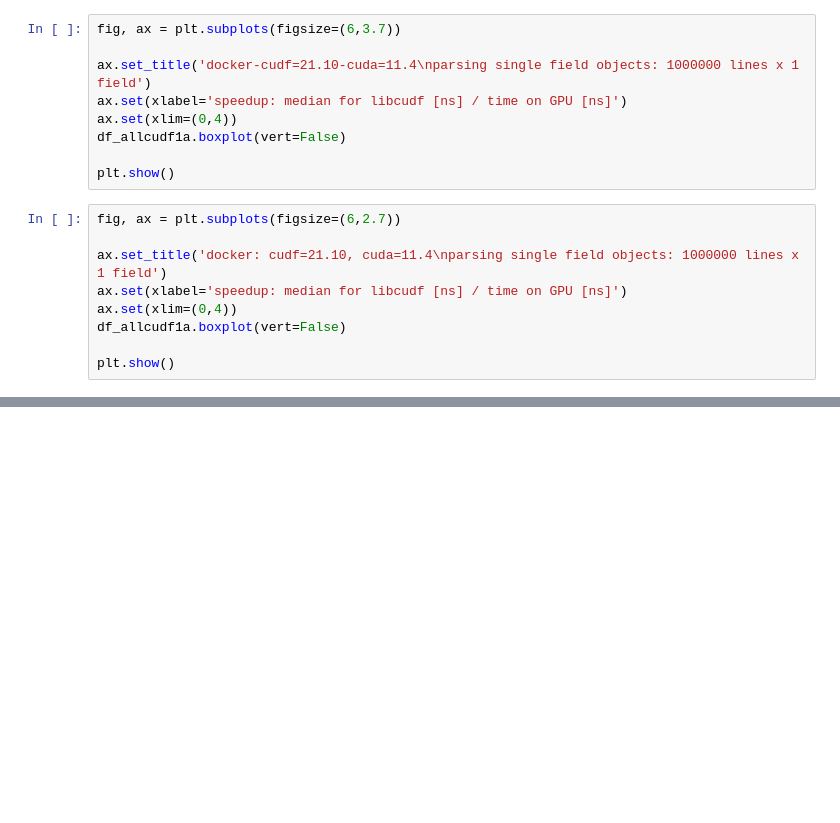
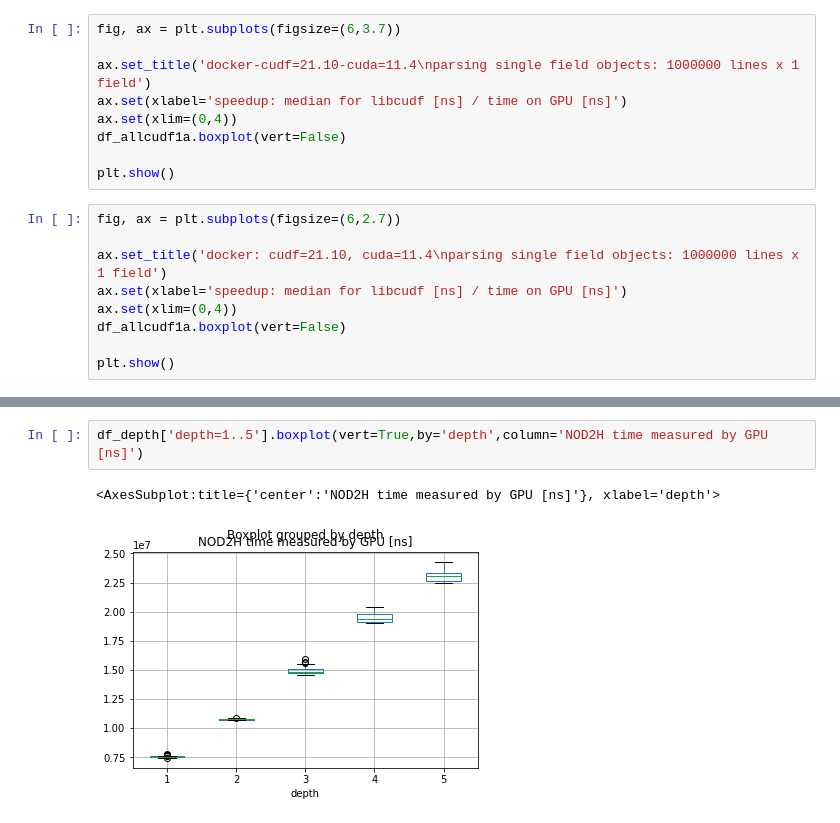
Before and after one commit to mis-wut/meta-json-parser, a Jupyter notebook: benchmark/notebooks/examine_benchmarks.ipynb, the cells around one changed output, grey strips where cells are left out. Drawn from its saved outputs; the diff is of its cells as text; blank space fills up the shorter version.

```diff
--- a/benchmark/notebooks/examine_benchmarks.ipynb
+++ b/benchmark/notebooks/examine_benchmarks.ipynb
@@ -3293,0 +3407,5 @@ plt.show()
+# %%
+df_depth['depth=1..5'].boxplot(vert=True,by='depth',column='NOD2H time measured by GPU [ns]')
+# %% [output]
+<AxesSubplot:title={'center':'NOD2H time measured by GPU [ns]'}, xlabel='depth'>
+[figure, added]
```
Also changed, not shown: parts of 16 cells of this notebook, 6 other files.
